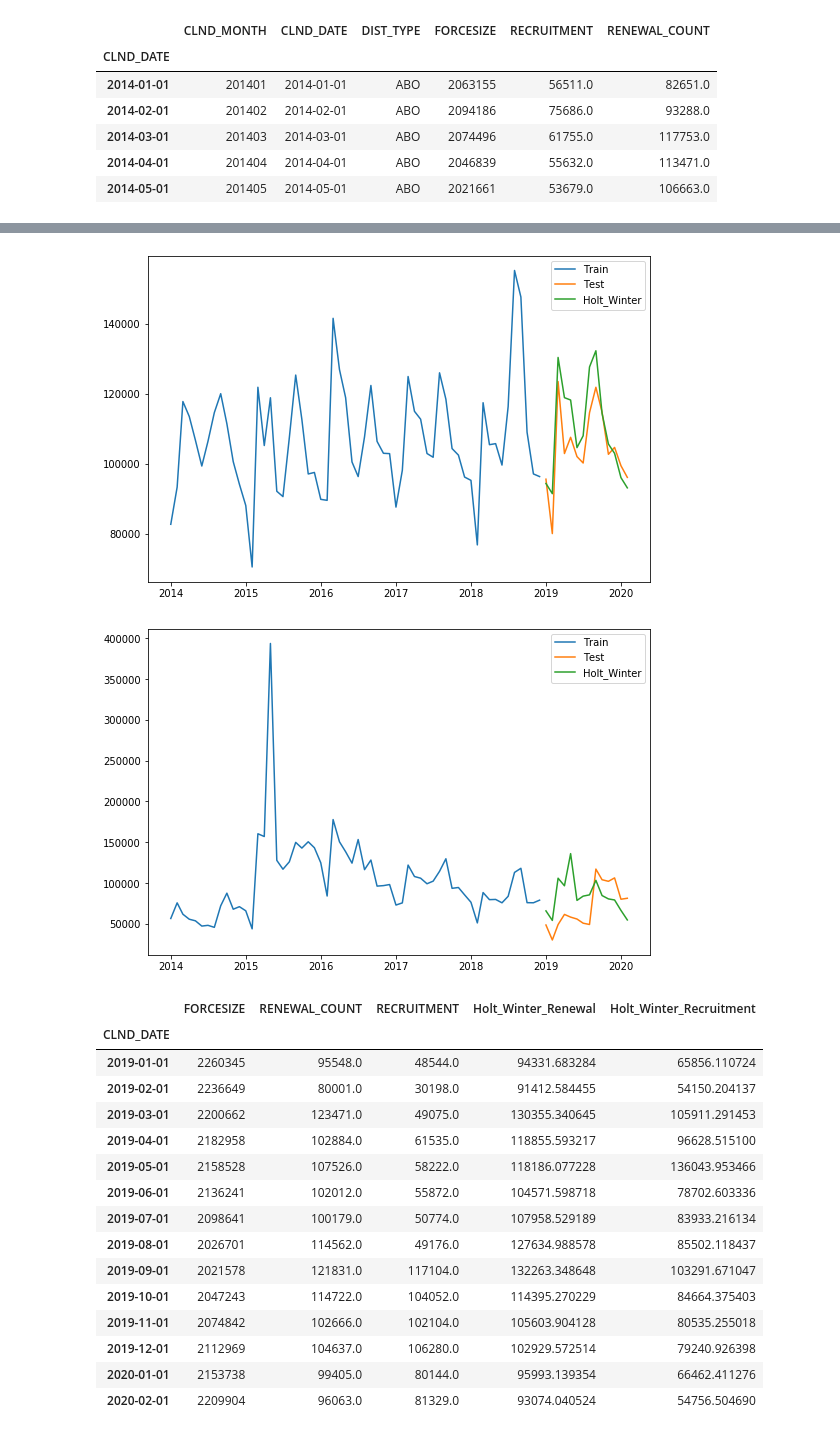
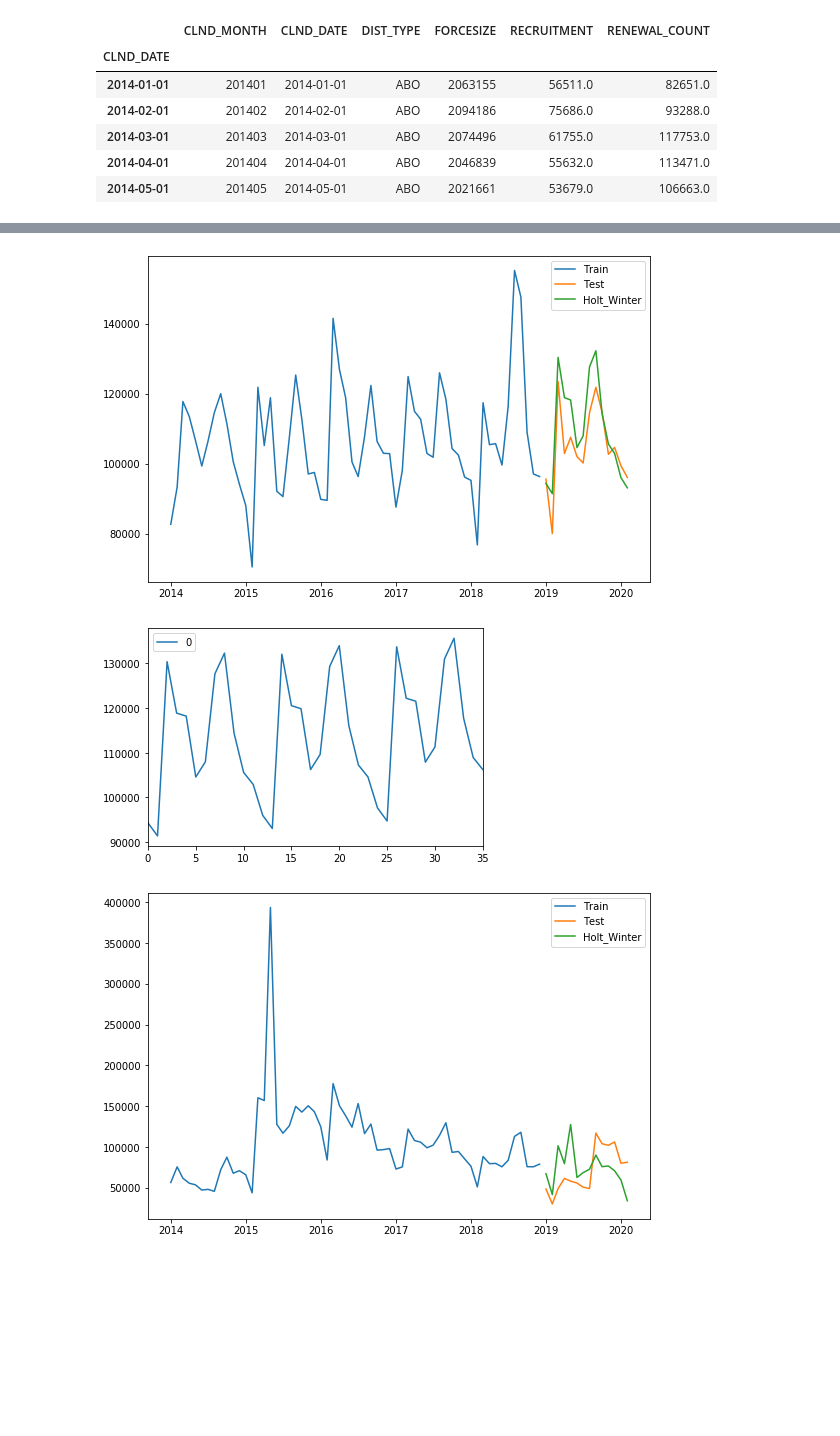
Before and after one commit to kiwifww/time-series, a Jupyter notebook: forcesize forecasting.ipynb, the cells around one changed output, grey strips where cells are left out. Saved outputs shown, nothing was run; the diff lists cells and outputs as text; code cells hidden in the pictures; blank space fills up the shorter version.

```diff
--- a/forcesize forecasting.ipynb
+++ b/forcesize forecasting.ipynb
@@ -20,8 +17,17 @@ df.head()
 | 2014-04-01 | 201404 | 2014-04-01 | ABO | 2046839 | 55632.0 | 113471.0 |
 | 2014-05-01 | 201405 | 2014-05-01 | ABO | 2021661 | 53679.0 | 106663.0 |
 # %%
-train = df[0:60]
-test = df[60:]
+train_data_month = 60
+train = df[0:train_data_month]
+test = df[train_data_month:]
+
+# plt.figure(figsize=(9, 6))
+# plt.subplot(2,1,1)
+plt.plot(train.index, train['FORCESIZE'], label='Train')
+plt.plot(test.index, test['FORCESIZE'], label='Test')
+plt.title('Forcesize')
+plt.legend()
+plt.show()
 
 # plt.figure(figsize=(9, 6))
 # plt.subplot(2,1,1)
@@ -59,43 +72,37 @@ plt.show()
 # %%
 from statsmodels.tsa.api import ExponentialSmoothing
 
 y_hat = test[['FORCESIZE','RENEWAL_COUNT','RECRUITMENT']].copy()
 
 
 fit_RN = ExponentialSmoothing(np.asarray(train['RENEWAL_COUNT']), seasonal_periods=12, trend='add', seasonal='add', ).fit()
 y_hat['Holt_Winter_Renewal'] = fit_RN.forecast(len(test))
+
 plt.figure(figsize=(9, 6))
 plt.plot(train['RENEWAL_COUNT'], label='Train')
 plt.plot(test['RENEWAL_COUNT'], label='Test')
 plt.plot(y_hat['Holt_Winter_Renewal'], label='Holt_Winter')
 plt.legend(loc='best')
 plt.show()
+forecast_RN = fit_RN.forecast(36)
+forecast_RN = pd.DataFrame(forecast_RN)
+forecast_RN.plot()
 
-fit_RC = ExponentialSmoothing(np.asarray(train['RECRUITMENT']), seasonal_periods=12, trend='add', seasonal='add', ).fit()
+fit_RC = ExponentialSmoothing(np.asarray(train['RECRUITMENT']), seasonal_periods=12, trend='mul', seasonal='add', ).fit()
 y_hat['Holt_Winter_Recruitment'] = fit_RC.forecast(len(test))
 plt.figure(figsize=(9, 6))
 plt.plot(train['RECRUITMENT'], label='Train')
 plt.plot(test['RECRUITMENT'], label='Test')
 plt.plot(y_hat['Holt_Winter_Recruitment'], label='Holt_Winter')
 plt.legend(loc='best')
 plt.show()
-y_hat
+forecast_RC = fit_RC.forecast(36)
+forecast_RC = pd.DataFrame(forecast_RC)
+forecast_RC.plot()
+
+y_hat['Holt_Winter']=y_hat['Holt_Winter_Renewal'] + y_hat['Holt_Winter_Recruitment']
+y_hat['Holt_Winter_RN+RC'] = y_hat['Holt_Winter'].rolling(12).sum()
 # %% [output]
 [figure]
-[figure, old version]
+[figure, new version]
-|  | FORCESIZE | RENEWAL_COUNT | RECRUITMENT | Holt_Winter_Renewal | Holt_Winter_Recruitment |
-| CLND_DATE |  |  |  |  |  |
-| 2019-01-01 | 2260345 | 95548.0 | 48544.0 | 94331.683284 | 65856.110724 |
-| 2019-02-01 | 2236649 | 80001.0 | 30198.0 | 91412.584455 | 54150.204137 |
-| 2019-03-01 | 2200662 | 123471.0 | 49075.0 | 130355.340645 | 105911.291453 |
-| 2019-04-01 | 2182958 | 102884.0 | 61535.0 | 118855.593217 | 96628.515100 |
-| 2019-05-01 | 2158528 | 107526.0 | 58222.0 | 118186.077228 | 136043.953466 |
-| 2019-06-01 | 2136241 | 102012.0 | 55872.0 | 104571.598718 | 78702.603336 |
-| 2019-07-01 | 2098641 | 100179.0 | 50774.0 | 107958.529189 | 83933.216134 |
-| 2019-08-01 | 2026701 | 114562.0 | 49176.0 | 127634.988578 | 85502.118437 |
-| 2019-09-01 | 2021578 | 121831.0 | 117104.0 | 132263.348648 | 103291.671047 |
-| 2019-10-01 | 2047243 | 114722.0 | 104052.0 | 114395.270229 | 84664.375403 |
-| 2019-11-01 | 2074842 | 102666.0 | 102104.0 | 105603.904128 | 80535.255018 |
-| 2019-12-01 | 2112969 | 104637.0 | 106280.0 | 102929.572514 | 79240.926398 |
-| 2020-01-01 | 2153738 | 99405.0 | 80144.0 | 95993.139354 | 66462.411276 |
-| 2020-02-01 | 2209904 | 96063.0 | 81329.0 | 93074.040524 | 54756.504690 |
+[figure, added]
```
Also changed, not shown: parts of 5 cells of this notebook.
